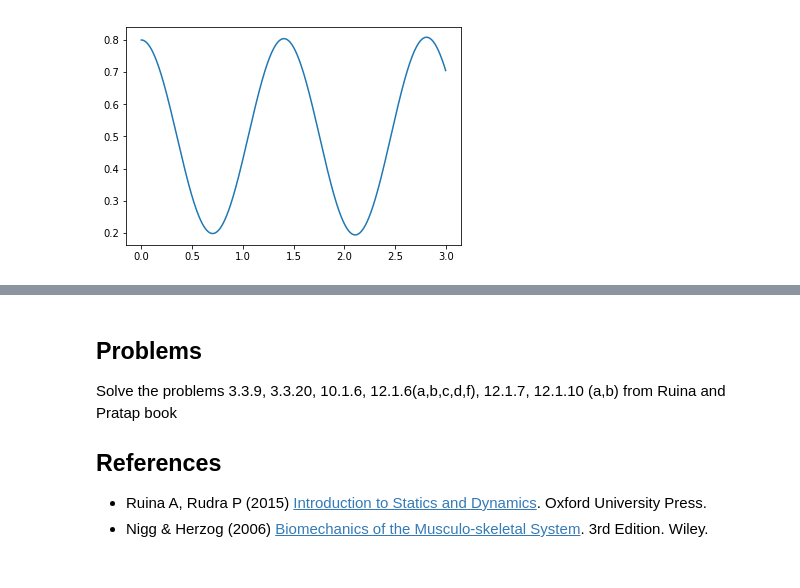
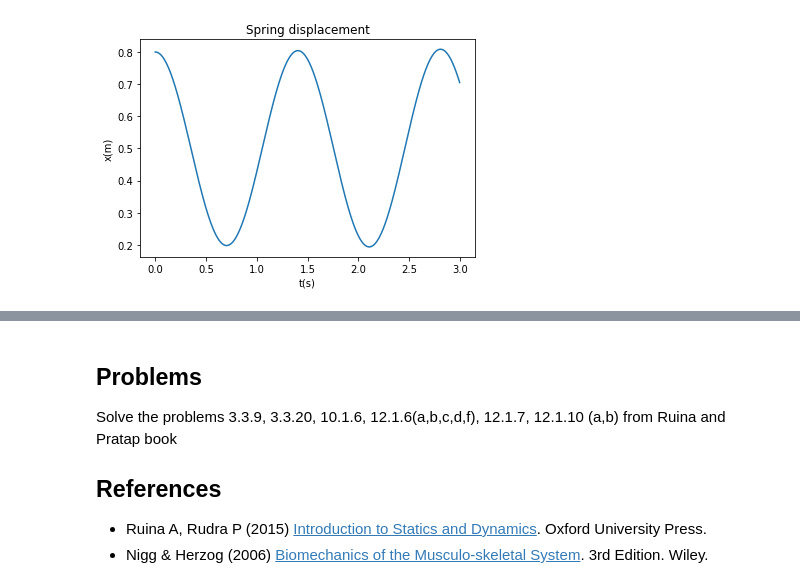
Before and after one commit to Pedro-henrique-silv/bmc, a Jupyter notebook: notebooks/FBDParticles.ipynb, the cells around one changed output, grey strips where cells are left out. Cells and saved outputs as stored; diff of their text form; code cells hidden in the pictures.

```diff
--- a/notebooks/FBDParticles.ipynb
+++ b/notebooks/FBDParticles.ipynb
@@ -209,31 +209,34 @@ In the numerical solution below, we will use $k = 40 N/m$, $m = 2 kg$, $l_0 = 0.
 # %%
 k = 40
 m = 2
 l0 = 0.5
 x0 = 0.8
 v0 = 0
 
 x = x0
 v = v0
 
 dt = 0.001
 t = np.arange(0, 3, dt)
 
 r = np.array([x])
 
 for i in t[1:]:
     dxdt = v
     dvxdt = -k/m*(x-l0)
     x = x + dt*dxdt
     v = v + dt*dvxdt
     r = np.vstack((r,np.array([x])))
 
 
 plt.figure()
 plt.plot(t,r)
+plt.xlabel('t(s)')
+plt.ylabel('x(m)')
+plt.title('Spring displacement')
 plt.show()
 # %% [output]
-[figure, old version]
+[figure, new version]
 # %% [markdown]
 ### 5) Linear spring in bidimensional movement in horizontal plane
 
```
Also changed, not shown: parts of 14 cells of this notebook.
